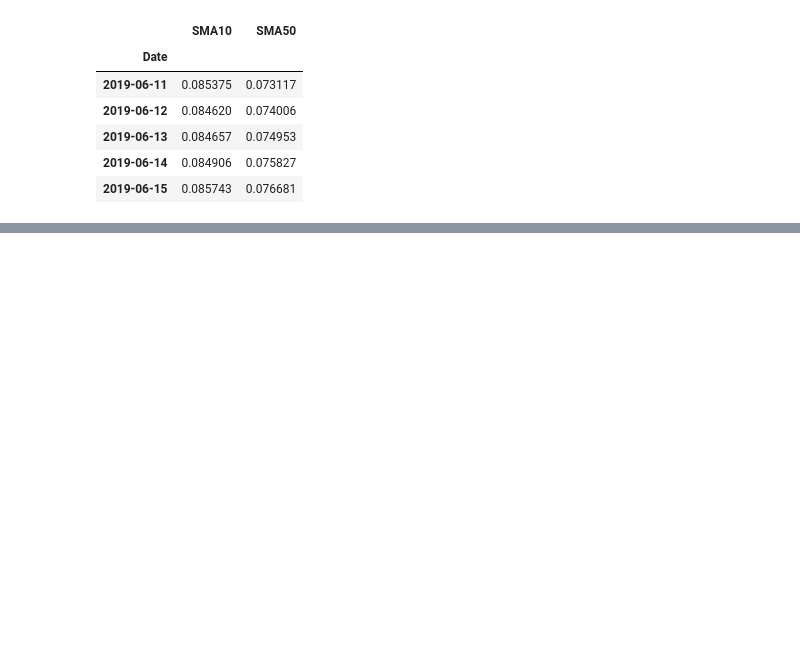
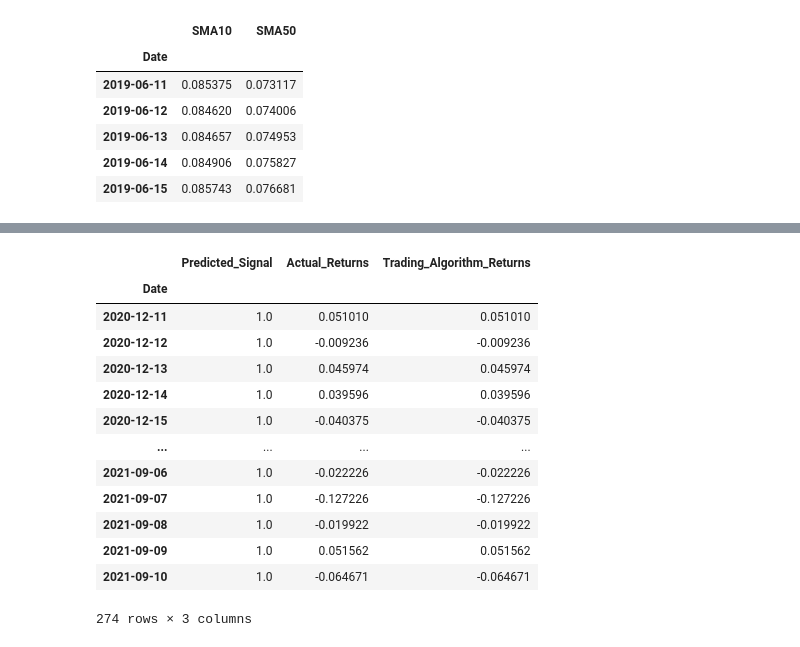
Before and after one commit to Antharithm/Cardano-ML-Solutions, a Jupyter notebook: Trading Bot (MAIN).ipynb, the cells around one changed output, grey strips where cells are left out. Drawn from its saved outputs; the diff is of its cells as text; code cells hidden in the pictures; blank space fills up the shorter version.

```diff
--- a/Trading Bot (MAIN).ipynb
+++ b/Trading Bot (MAIN).ipynb
@@ -212,0 +283,23 @@ X_test_scaled = X_scaler.transform(X_test)
+# %%
+# Creating a new empty predictions DataFrame using code provided below.
+
+predictions_df = pd.DataFrame(index=X_test.index)
+predictions_df["Predicted_Signal"] = testing_signal_predictions
+predictions_df["Actual_Returns"] = ada_trading_df["Returns"]
+predictions_df["Trading_Algorithm_Returns"] = predictions_df["Actual_Returns"] * predictions_df["Predicted_Signal"]
+predictions_df
+# %% [output]
+|  | Predicted_Signal | Actual_Returns | Trading_Algorithm_Returns |
+| Date |  |  |  |
+| 2020-12-11 | 1.0 | 0.051010 | 0.051010 |
+| 2020-12-12 | 1.0 | -0.009236 | -0.009236 |
+| 2020-12-13 | 1.0 | 0.045974 | 0.045974 |
+| 2020-12-14 | 1.0 | 0.039596 | 0.039596 |
+| 2020-12-15 | 1.0 | -0.040375 | -0.040375 |
+| ... | ... | ... | ... |
+| 2021-09-06 | 1.0 | -0.022226 | -0.022226 |
+| 2021-09-07 | 1.0 | -0.127226 | -0.127226 |
+| 2021-09-08 | 1.0 | -0.019922 | -0.019922 |
+| 2021-09-09 | 1.0 | 0.051562 | 0.051562 |
+| 2021-09-10 | 1.0 | -0.064671 | -0.064671 |
+274 rows × 3 columns
```
Also changed, not shown: parts of 21 cells of this notebook, 5 other files.
